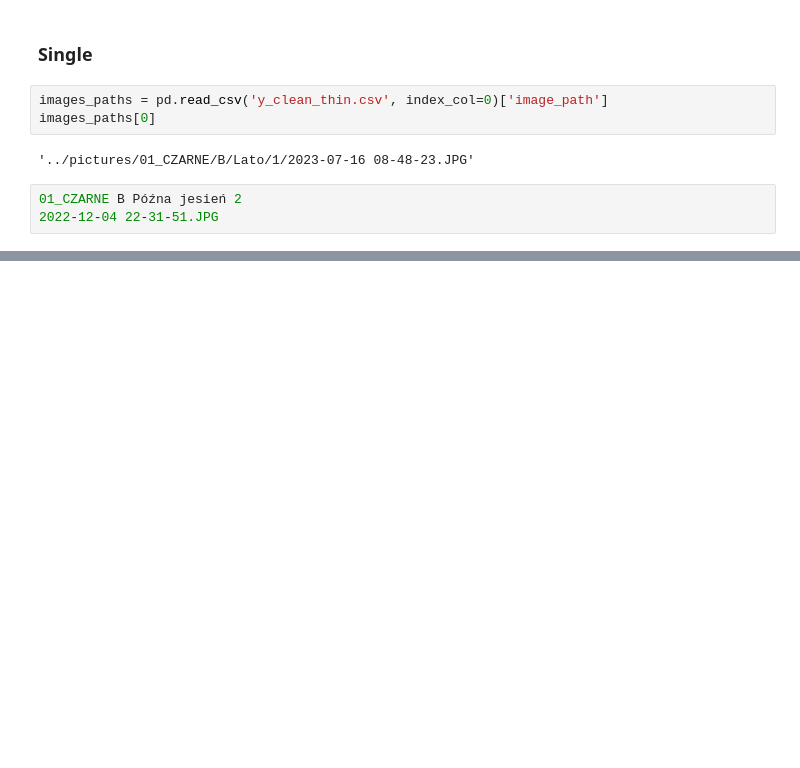
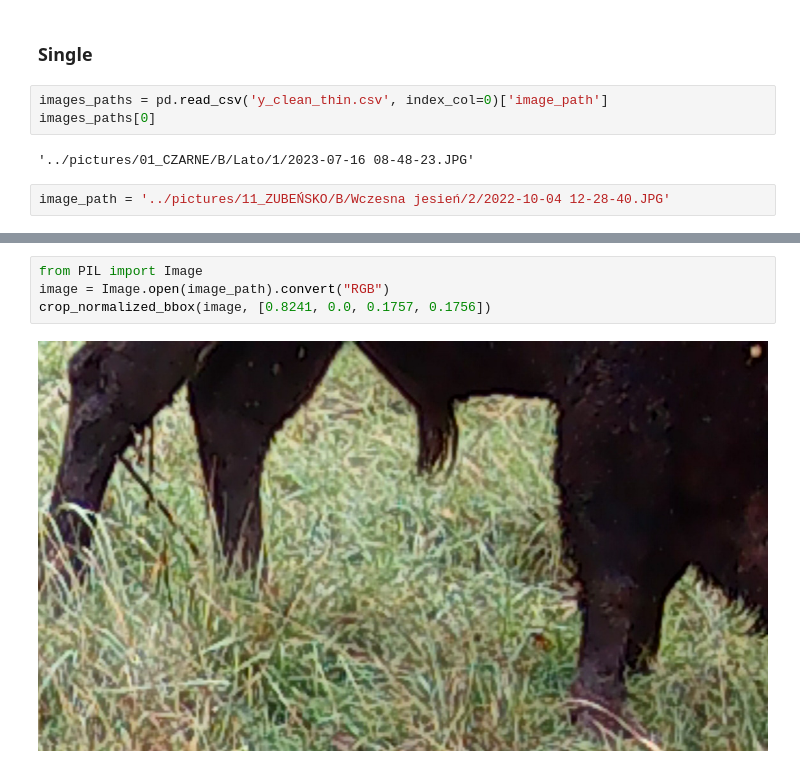
Before and after one commit to PLKplkPLK/mgr, a Jupyter notebook: 1_run_megadetector.ipynb, the cells around one changed output, grey strips where cells are left out. Saved outputs shown, nothing was run; the diff lists cells and outputs as text; blank space fills up the shorter version.

```diff
--- a/1_run_megadetector.ipynb
+++ b/1_run_megadetector.ipynb
@@ -56,7 +78,6 @@ images_paths[0]
 # %% [output]
 '../pictures/01_CZARNE/B/Lato/1/2023-07-16 08-48-23.JPG'
 # %%
-01_CZARNE B Późna jesień 2
-2022-12-04 22-31-51.JPG
+image_path = '../pictures/11_ZUBEŃSKO/B/Wczesna jesień/2/2022-10-04 12-28-40.JPG'
 # %%
 results = load_and_run_detector_batch(
@@ -87,0 +169,6 @@ results[0]
+# %%
+from PIL import Image
+image = Image.open(image_path).convert("RGB")
+crop_normalized_bbox(image, [0.8241, 0.0, 0.1757, 0.1756])
+# %% [output]
+[figure, added]
```
Also changed, not shown: parts of 7 cells of this notebook, 19 other files.
